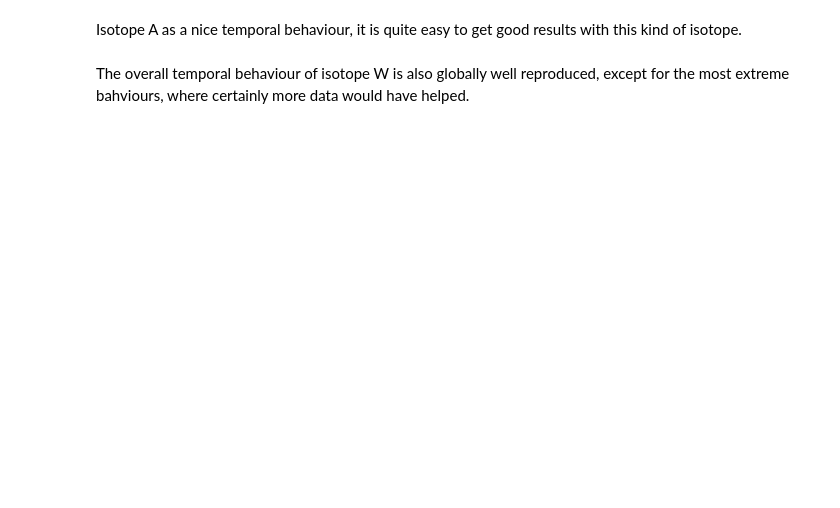
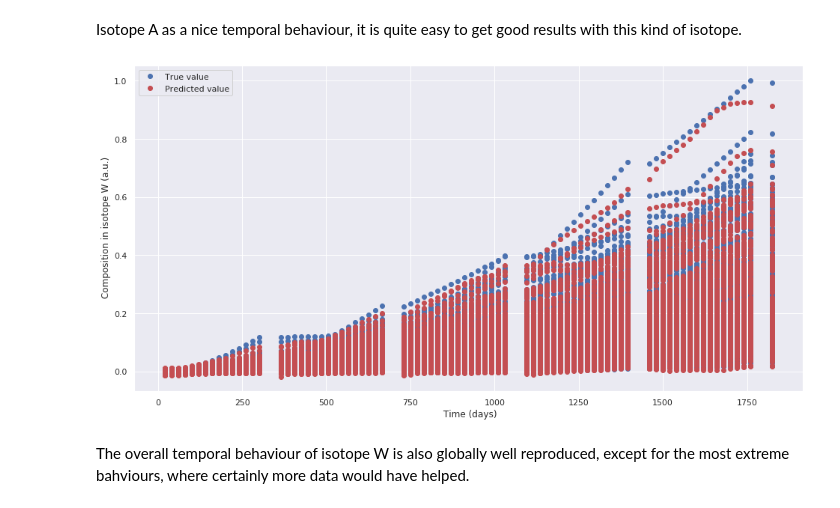
Before and after one commit to IRSN/nuclear_inventory_prediction, a Jupyter notebook: starting_kit.ipynb, the cells around one changed output. Cells and saved outputs as stored; diff of their text form; code cells hidden in the pictures; blank space fills up the shorter version.

```diff
--- a/starting_kit.ipynb
+++ b/starting_kit.ipynb
@@ -427,13 +615,15 @@ plt.show()
 # %% [markdown]
 Isotope A as a nice temporal behaviour, it is quite easy to get good results with this kind of isotope.
 # %%
-plt.plot( test_data["times"]*max_test_data.times, test_data["target_W"] ,"bo", label="True value" )
+plt.plot( test_data["times"]*max_test_data.times, test_data["Y_W"] ,"bo", label="True value" )
 plt.plot( test_data["times"]*max_test_data.times, test_data["res_W"] ,"ro", label="Predicted value" )
 
 plt.xlabel(" Time (days)")
 plt.ylabel(" Composition in isotope W (a.u.)")
 plt.legend()
 plt.show()
+# %% [output]
+[figure, added]
 # %% [markdown]
 The overall temporal behaviour of isotope W is also globally well reproduced, except for the most extreme bahviours, where certainly more data would have helped.
 # %%
```
Also changed, not shown: parts of 43 cells of this notebook.
